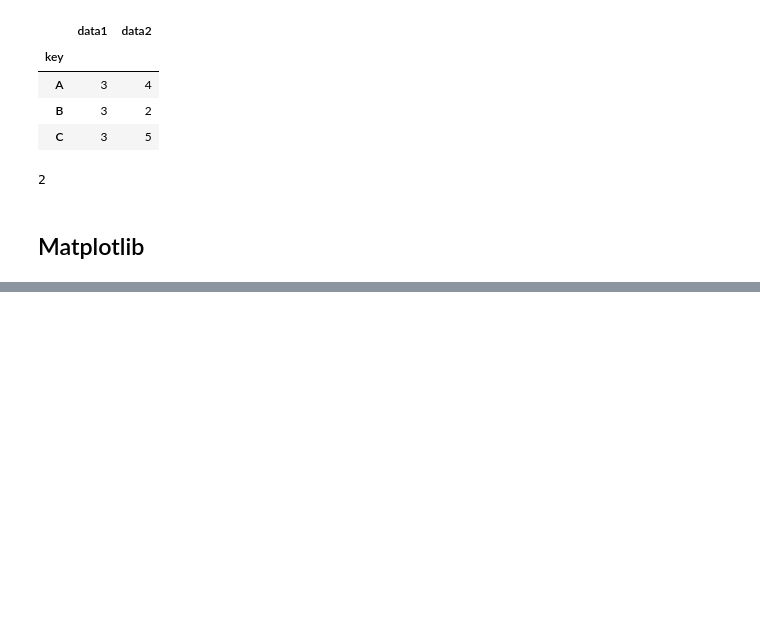
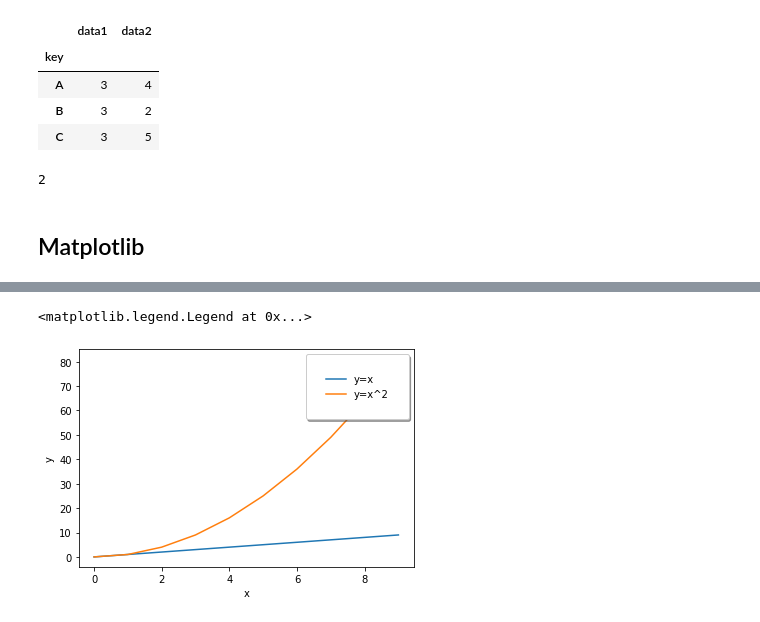
Before and after one commit to mjkimcs/portfolio, a Jupyter notebook: Numpy_Pandas_Matplotlib.ipynb, the cells around one changed output, grey strips where cells are left out. Cells and saved outputs as stored; diff of their text form; code cells hidden in the pictures; blank space fills up the shorter version.

```diff
--- a/Numpy_Pandas_Matplotlib.ipynb
+++ b/Numpy_Pandas_Matplotlib.ipynb
@@ -474,0 +507,17 @@ len(df.groupby("key").get_group("A"))
+# %%
+from matplotlib import pyplot as plt
+import numpy as np
+
+x = np.arange(10)
+fig, ax = plt.subplots()
+ax.plot(x, x, label="y=x")
+ax.plot(x, x**2, label="y=x^2")
+ax.set_xlabel("x")
+ax.set_ylabel("y")
+ax.legend(loc="upper right",
+          shadow=True,
+          fancybox=True,
+          borderpad=2)
+# %% [output]
+<matplotlib.legend.Legend at 0x...>
+[figure, added]
```
Also changed, not shown: parts of 5 cells of this notebook.
